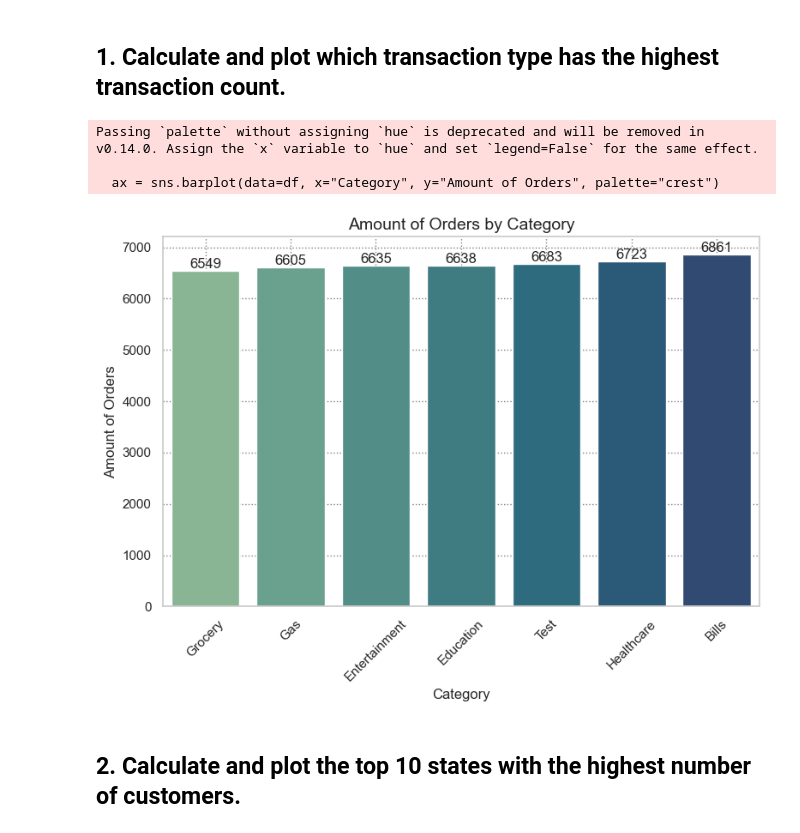
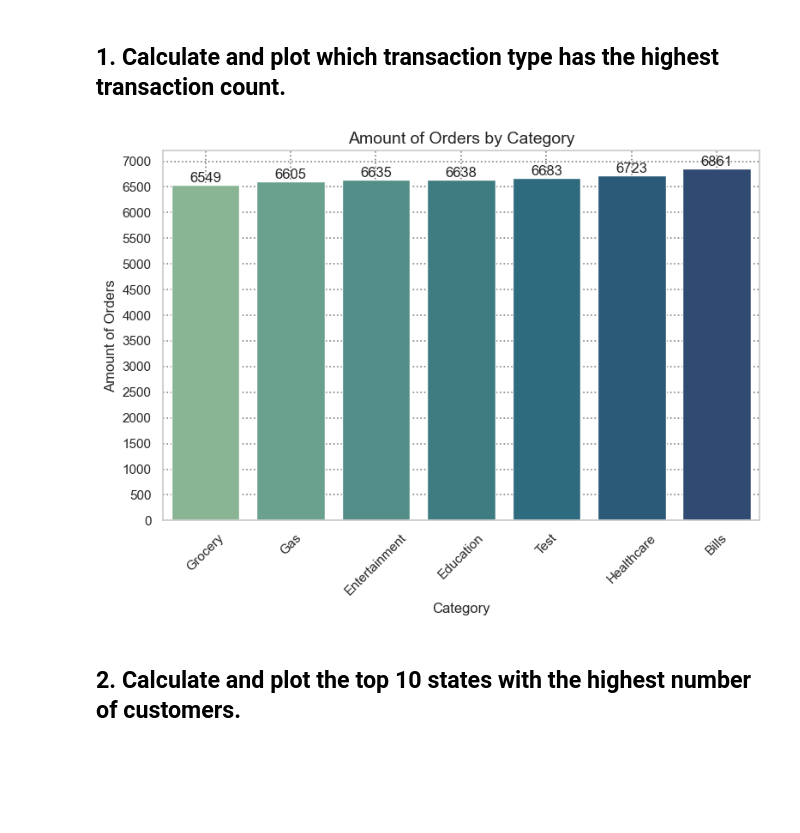
Before and after one commit to juanHunOfficial/data_capstone_proj, a Jupyter notebook: final_code/test_visuals.ipynb, the cells around one changed output. Saved outputs shown, nothing was run; the diff lists cells and outputs as text; code cells hidden in the pictures; blank space fills up the shorter version.

```diff
--- a/final_code/test_visuals.ipynb
+++ b/final_code/test_visuals.ipynb
@@ -34,35 +34,33 @@ conn, cursor = establish_db_conn()
 # %%
 def plot_transaction_count_data(cursor: object) -> None:
     cursor.execute(
         """
             select transaction_type, count(transaction_id) as orders, sum(transaction_value)
             from cdw_sapp_credit_card
             group by transaction_type
             order by orders;
         """
     )
 
     df = pd.DataFrame(cursor.fetchall(), columns=["Category", "Amount of Orders", "Total of Orders"])
 
     sns.set_theme(style='whitegrid')
     plt.figure(figsize=(8, 6))
-    ax = sns.barplot(data=df, x="Category", y="Amount of Orders", palette="crest")
+    ax = sns.barplot(data=df, x="Category", y="Amount of Orders", hue="Category", palette="crest")
 
     # Add data labels
     for container in ax.containers:
         ax.bar_label(container, fmt='%d')
 
     plt.title("Amount of Orders by Category", fontsize=14)
     plt.xticks(rotation=45)
-    plt.grid(True, linestyle=':', linewidth=1, color='gray')
+    plt.yticks(range(0, 7500, 500))
+    plt.grid(True, linestyle=':', linewidth=1.2, color='gray')
     plt.tight_layout()
     plt.show()
 plot_transaction_count_data(cursor)
 # %% [output]
-Passing `palette` without assigning `hue` is deprecated and will be removed in v0.14.0. Assign the `x` variable to `hue` and set `legend=False` for the same effect.
-
-  ax = sns.barplot(data=df, x="Category", y="Amount of Orders", palette="crest")
-[figure, old version]
+[figure, new version]
 # %% [markdown]
 ## 2. Calculate and plot the top 10 states with the highest number of customers.
 # %%
```
Also changed, not shown: parts of 4 cells of this notebook.
